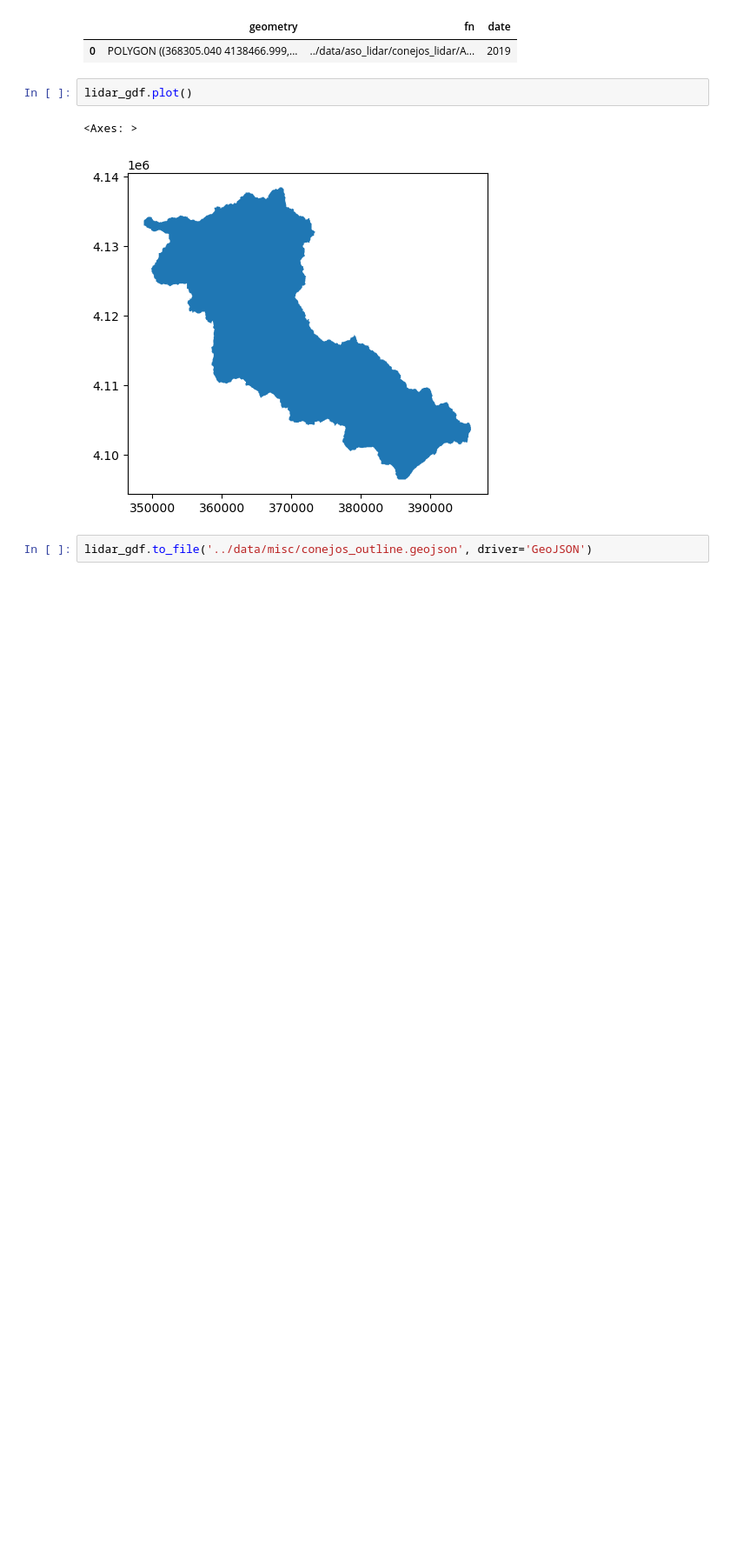
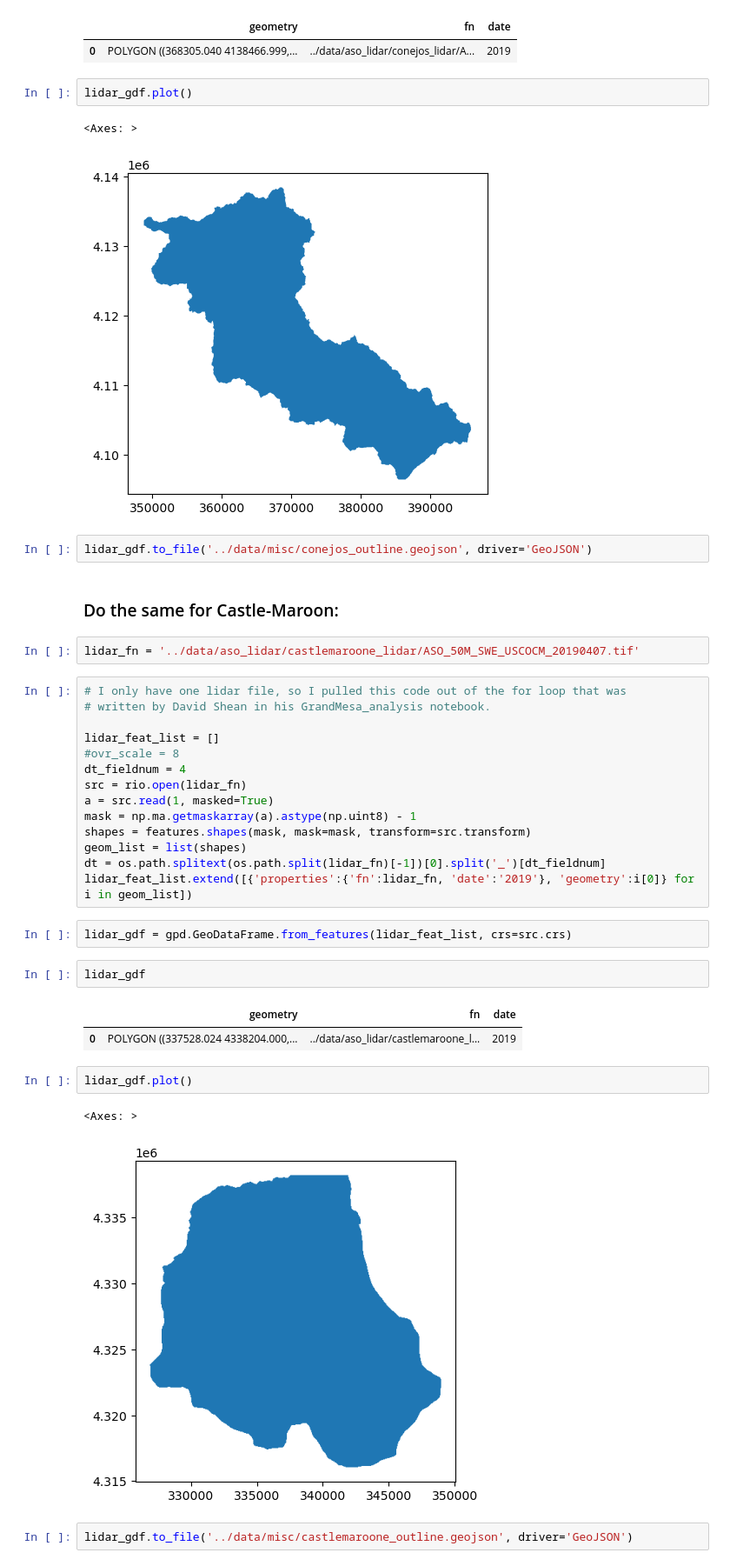
Before and after one commit to bessoh2/correlated-domains, a Jupyter notebook: notebooks/create_lidar_polygon_eastriver.ipynb, the cells around one changed output. Shown at 87% size. Saved outputs shown, nothing was run; the diff lists cells and outputs as text; blank space fills up the shorter version.

```diff
--- a/notebooks/create_lidar_polygon_eastriver.ipynb
+++ b/notebooks/create_lidar_polygon_eastriver.ipynb
@@ -157,3 +157,35 @@ lidar_gdf.plot()
 [figure]
 # %%
 lidar_gdf.to_file('../data/misc/conejos_outline.geojson', driver='GeoJSON')
+# %% [markdown]
+### Do the same for Castle-Maroon:
+# %%
+lidar_fn = '../data/aso_lidar/castlemaroone_lidar/ASO_50M_SWE_USCOCM_20190407.tif'
+# %%
+# I only have one lidar file, so I pulled this code out of the for loop that was
+# written by David Shean in his GrandMesa_analysis notebook.
+
+lidar_feat_list = []
+#ovr_scale = 8
+dt_fieldnum = 4
+src = rio.open(lidar_fn)
+a = src.read(1, masked=True)
+mask = np.ma.getmaskarray(a).astype(np.uint8) - 1
+shapes = features.shapes(mask, mask=mask, transform=src.transform)
+geom_list = list(shapes)
+dt = os.path.splitext(os.path.split(lidar_fn)[-1])[0].split('_')[dt_fieldnum]
+lidar_feat_list.extend([{'properties':{'fn':lidar_fn, 'date':'2019'}, 'geometry':i[0]} for i in geom_list])
+# %%
+lidar_gdf = gpd.GeoDataFrame.from_features(lidar_feat_list, crs=src.crs)
+# %%
+lidar_gdf
+# %% [output]
+|  | geometry | fn | date |
+| 0 | POLYGON ((337528.024 4338204.000,... | ../data/aso_lidar/castlemaroone_l... | 2019 |
+# %%
+lidar_gdf.plot()
+# %% [output]
+<Axes: >
+[figure, added]
+# %%
+lidar_gdf.to_file('../data/misc/castlemaroone_outline.geojson', driver='GeoJSON')
```
Also changed, not shown: 32 other files.
